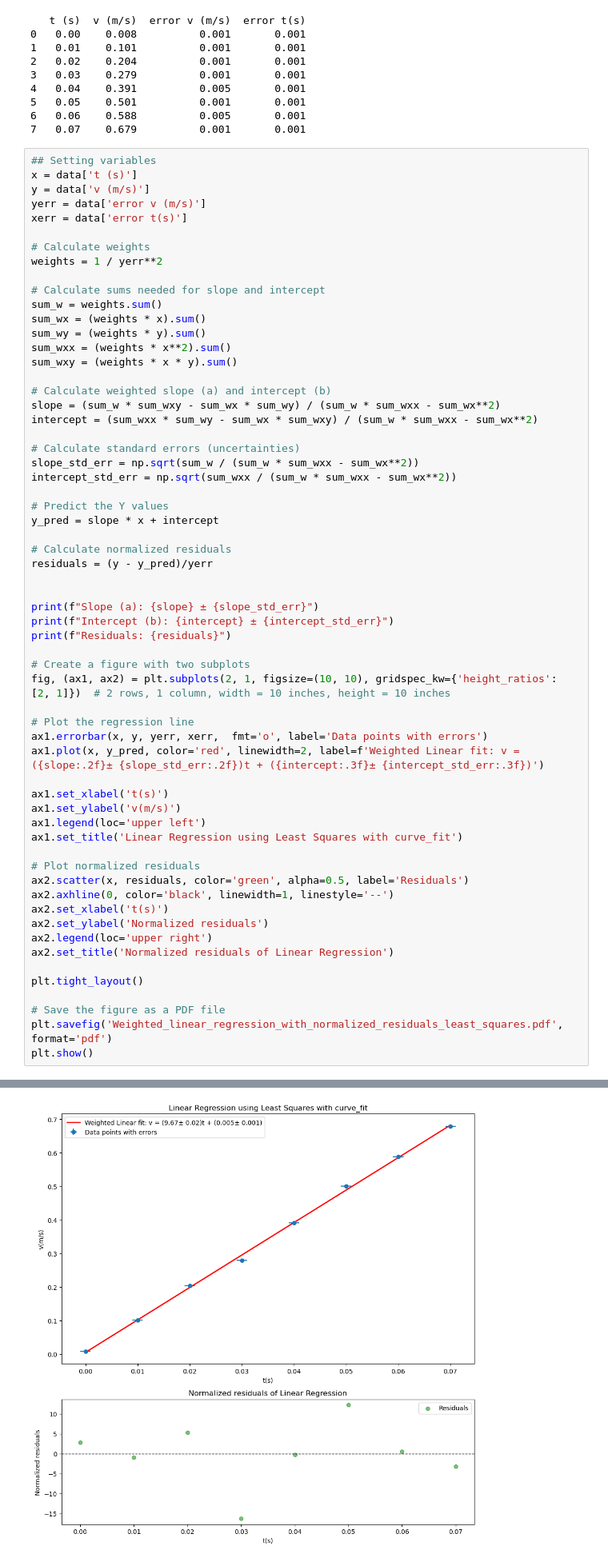
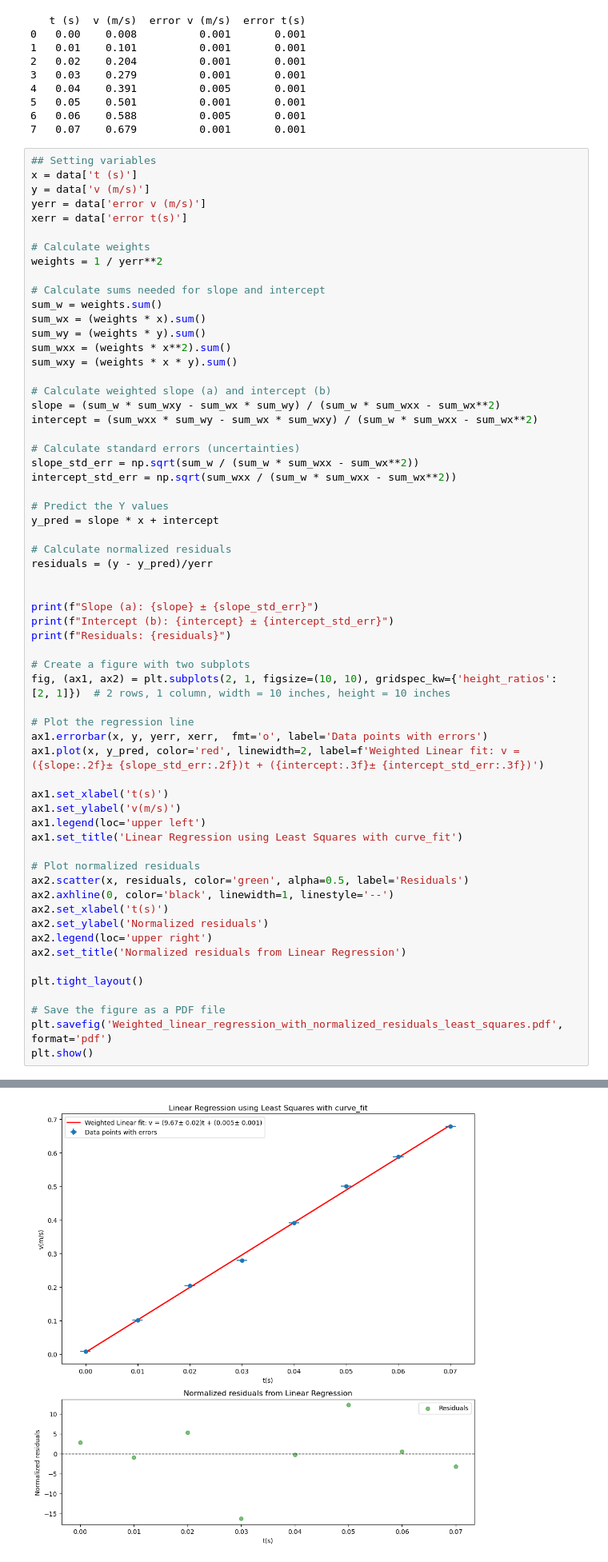
Before and after one commit to roelrou/Kinematics, a Jupyter notebook: Weighted_linear_regression_least_squares.ipynb, the cells around one changed output, grey strips where cells are left out. Shown at 80% size. Saved outputs shown, nothing was run; the diff lists cells and outputs as text.

```diff
--- a/Weighted_linear_regression_least_squares.ipynb
+++ b/Weighted_linear_regression_least_squares.ipynb
@@ -61,32 +61,32 @@ ax1.plot(x, y_pred, color='red', linewidth=2, label=f'Weighted Linear fit: v = (
 
 ax1.set_xlabel('t(s)')
 ax1.set_ylabel('v(m/s)')
 ax1.legend(loc='upper left')
 ax1.set_title('Linear Regression using Least Squares with curve_fit')
 
 # Plot normalized residuals
 ax2.scatter(x, residuals, color='green', alpha=0.5, label='Residuals')
 ax2.axhline(0, color='black', linewidth=1, linestyle='--')
 ax2.set_xlabel('t(s)')
 ax2.set_ylabel('Normalized residuals')
 ax2.legend(loc='upper right')
-ax2.set_title('Normalized residuals of Linear Regression')
+ax2.set_title('Normalized residuals from Linear Regression')
 
 plt.tight_layout()
 
 # Save the figure as a PDF file
 plt.savefig('Weighted_linear_regression_with_normalized_residuals_least_squares.pdf', format='pdf')
 plt.show()
 # %% [output]
 Slope (a): 9.671352062675963 ± 0.017050902025550752
 Intercept (b): 0.005202503366385386 ± 0.0006563111130746647
 Residuals: 0     2.797497
 1    -0.916024
 2     5.370455
 3   -16.343065
 4    -0.211317
 5    12.229893
 6     0.503275
 7    -3.197148
 dtype: float64
-[figure, old version]
+[figure, new version]
```
Also changed, not shown: 3 other files.
